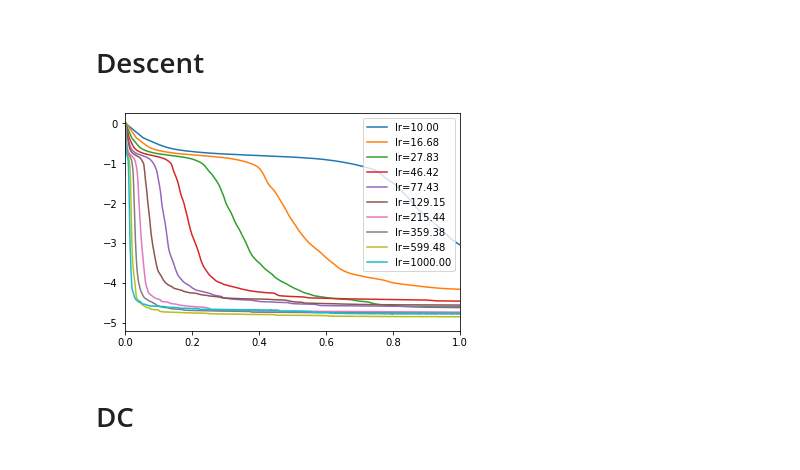
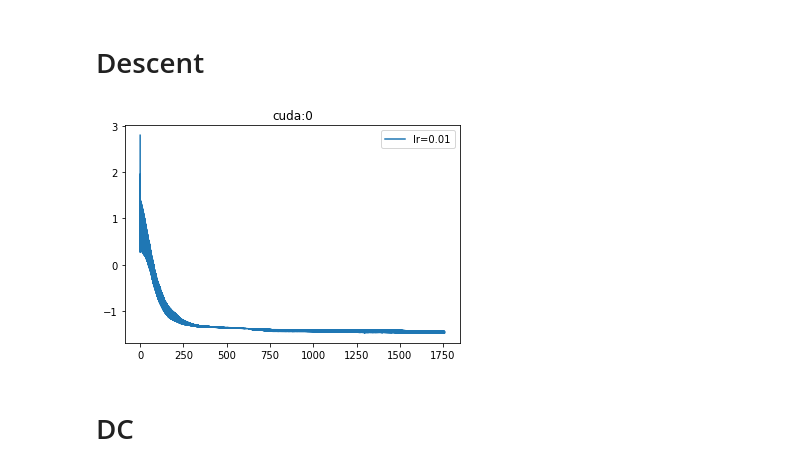
Before and after one commit to eboursier/regularized_private_learning, a Jupyter notebook: parameter_tuning.ipynb, the cells around one changed output. Cells and saved outputs as stored; diff of their text form; code cells hidden in the pictures.

```diff
--- a/parameter_tuning.ipynb
+++ b/parameter_tuning.ipynb
@@ -50,8 +52,8 @@ for s in itertools.product(sinkiterrange, sinklrrange):
     sinkiter, sinklr = s[0], s[1]
     losses['sinkhorn'][(sinkiter, sinklr)] = []
     for exp in range(expstart, expstart+nexp):
-        l = np.load('experiments/softmax/{0}_lamb{1}_k{2}_dim{3}_sinkiter{4}_lr{5}_sinkhorn/losses.npy'.format(exp, lamb, K, dim, sinkiter, sinklr))
-        t = np.load('experiments/softmax/{0}_lamb{1}_k{2}_dim{3}_sinkiter{4}_lr{5}_sinkhorn/time.npy'.format(exp, lamb, K, dim, sinkiter, sinklr))
+        l = np.load('experiments/sinkhorn/{0}_lamb{1}_k{2}_dim{3}_sinkiter{4}_lr{5}_sinkhorn_{6}/losses.npy'.format(exp, lamb, K, dim, sinkiter, sinklr, device))
+        t = np.load('experiments/sinkhorn/{0}_lamb{1}_k{2}_dim{3}_sinkiter{4}_lr{5}_sinkhorn_{6}/time.npy'.format(exp, lamb, K, dim, sinkiter, sinklr, device))
         losses['sinkhorn'][(sinkiter, sinklr)] += zip(l, t)
 # %%
 for sinkiter in sinkiterrange:
@@ -60,6 +62,6 @@ for sinkiter in sinkiterrange:
         h, z = average(np.array(losses['sinkhorn'][(sinkiter, sinklr)]), stepsize=5e-2)
         plt.plot(h, z, label='LR:{0:.2f}'.format(sinklr))
     plt.legend()
-    plt.title('Sinkiter = {}'.format(sinkiter))
+    plt.title('{}, Sinkiter = {}'.format(device, sinkiter))
     plt.show()
 # %% [output]
@@ -90,21 +82,23 @@ descentmaxiter = 50000
+# %%
+descentlrrange = [0.01]
 # %%
 losses['descent'] = {}
 
 for descentlr in descentlrrange:
     losses['descent'][descentlr] = []
     for exp in range(expstart, expstart+nexp):
-        l = np.load('experiments/softmax/{0}_lamb{1}_k{2}_dim{3}_lr{4}_descent/losses.npy'.format(exp, lamb, K, dim, descentlr))
-        t = np.load('experiments/softmax/{0}_lamb{1}_k{2}_dim{3}_lr{4}_descent/time.npy'.format(exp, lamb, K, dim, descentlr))
+        l = np.load('experiments/descent/{0}_lamb{1}_k{2}_dim{3}_lr{4}_descent_{5}/losses.npy'.format(exp, lamb, K, dim, descentlr, device))
+        t = np.load('experiments/descent/{0}_lamb{1}_k{2}_dim{3}_lr{4}_descent_{5}/time.npy'.format(exp, lamb, K, dim, descentlr, device))
         losses['descent'][descentlr] += zip(l,t)
 # %%
 plt.figure()
 for descentlr in descentlrrange:
     h, z = average(np.array(losses['descent'][descentlr]), stepsize=1e-4)
     plt.plot(h,z, label='lr={0:.2f}'.format(descentlr))
 plt.legend()
-plt.xlim(0, 1)
+plt.title(device)
 plt.show()
 # %% [output]
-[figure, old version]
+[figure, new version]
 # %% [markdown]
 # DC
```
Also changed, not shown: parts of 10 cells of this notebook, 3 other files.
